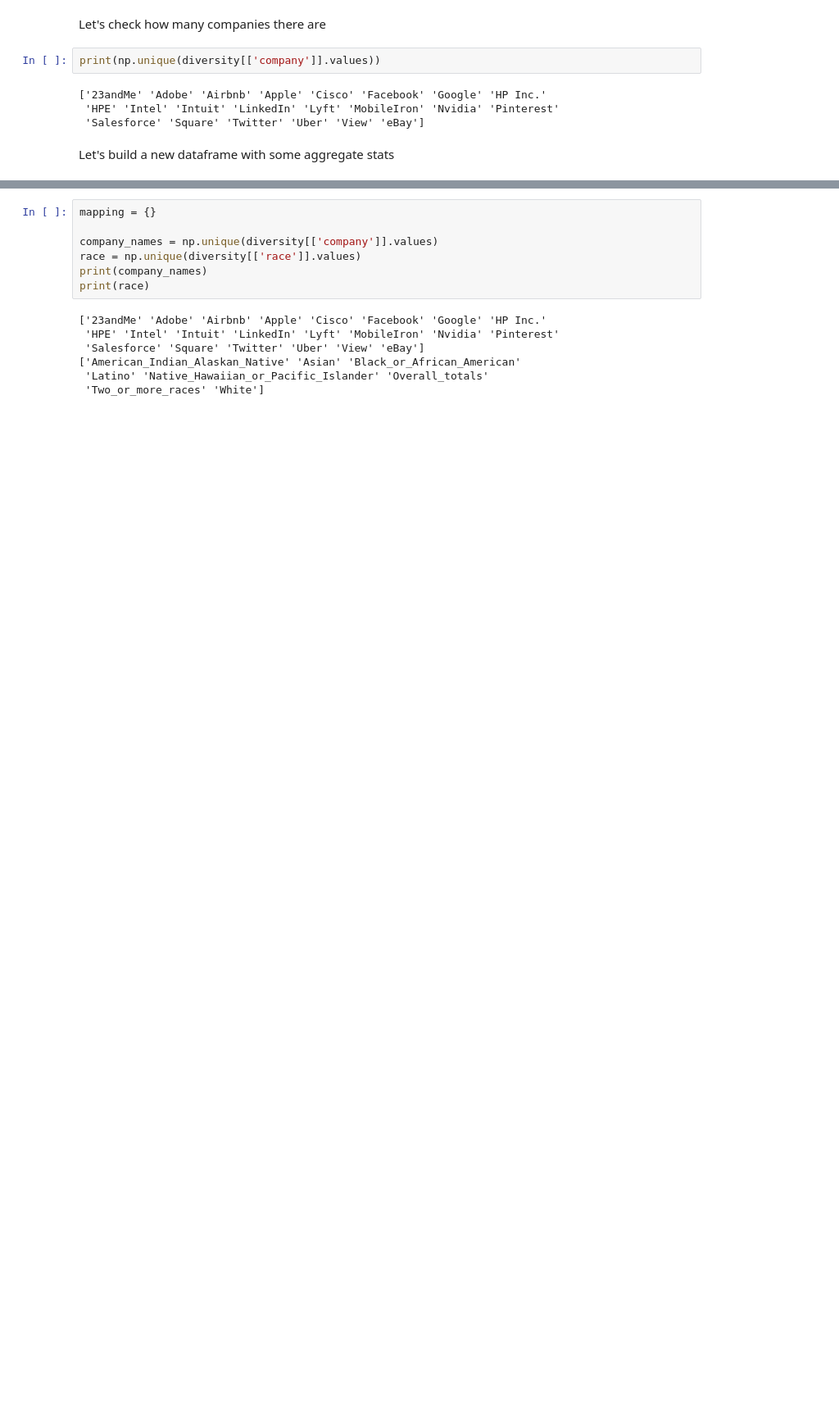
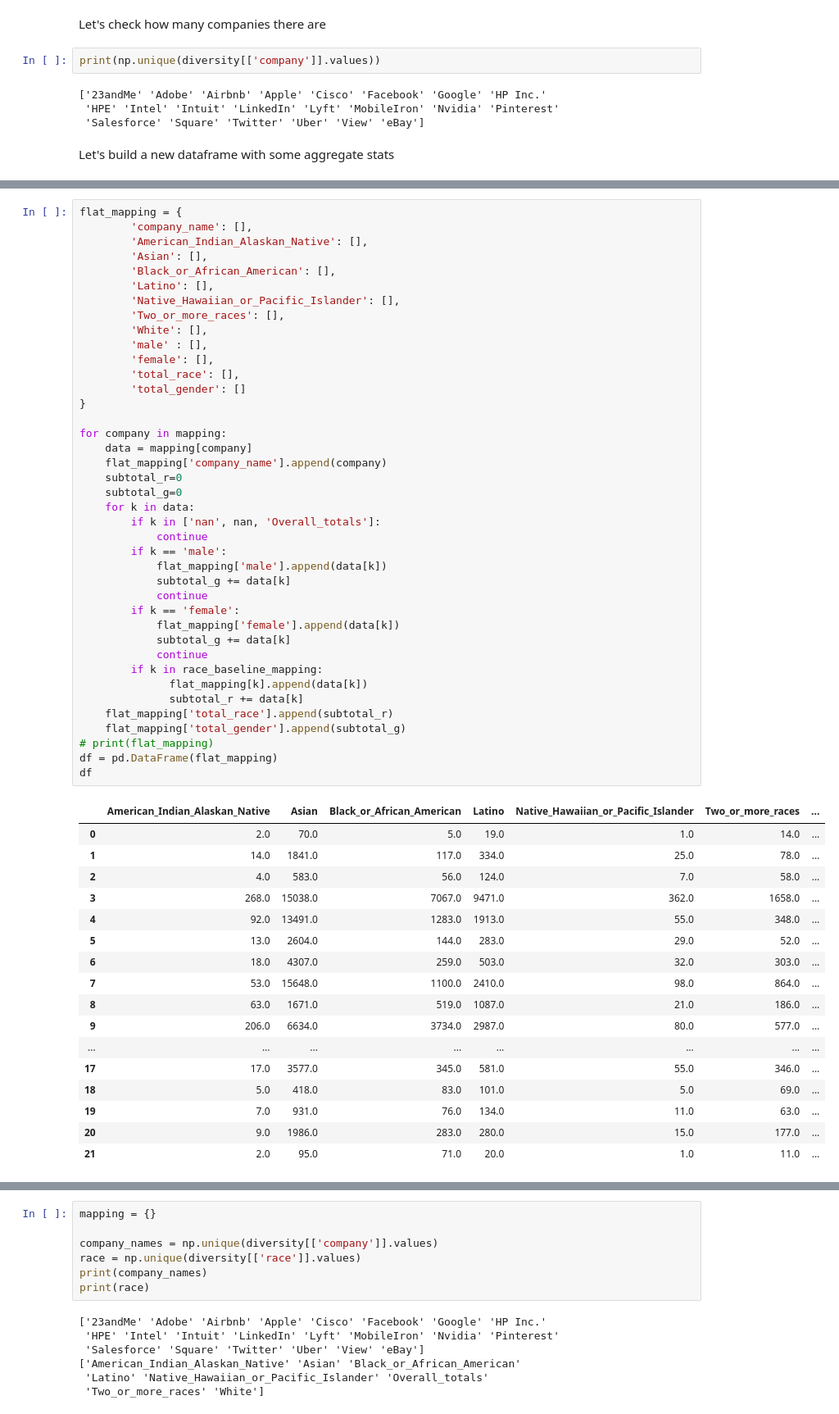
Before and after one commit to hanjing5/english_lit, a Jupyter notebook: final/Python+final+project.ipynb, the cells around one changed output, grey strips where cells are left out. Shown at 82% size. Saved outputs shown, nothing was run; the diff lists cells and outputs as text; blank space fills up the shorter version.

```diff
--- a/final/Python+final+project.ipynb
+++ b/final/Python+final+project.ipynb
@@ -385,0 +461,58 @@ Let's build a new dataframe with some aggregate stats
+# %%
+flat_mapping = {
+        'company_name': [],
+        'American_Indian_Alaskan_Native': [],
+        'Asian': [],
+        'Black_or_African_American': [],
+        'Latino': [],
+        'Native_Hawaiian_or_Pacific_Islander': [],
+        'Two_or_more_races': [],
+        'White': [],
+        'male' : [],
+        'female': [],
+        'total_race': [],
+        'total_gender': []
+}
+
+for company in mapping:
+    data = mapping[company]
+    flat_mapping['company_name'].append(company)
+    subtotal_r=0
+    subtotal_g=0
+    for k in data:
+        if k in ['nan', nan, 'Overall_totals']:
+            continue
+        if k == 'male':
+            flat_mapping['male'].append(data[k])
+            subtotal_g += data[k]
+            continue
+        if k == 'female':
+            flat_mapping['female'].append(data[k])
+            subtotal_g += data[k]
+            continue
+        if k in race_baseline_mapping:
+              flat_mapping[k].append(data[k])
+              subtotal_r += data[k]
+    flat_mapping['total_race'].append(subtotal_r)
+    flat_mapping['total_gender'].append(subtotal_g)
+# print(flat_mapping)
+df = pd.DataFrame(flat_mapping)
+df
+# %% [output]
+|  | American_Indian_Alaskan_Native | Asian | Black_or_African_American | Latino | Native_Hawaiian_or_Pacific_Islander | Two_or_more_races | ... |
+| 0 | 2.0 | 70.0 | 5.0 | 19.0 | 1.0 | 14.0 | ... |
+| 1 | 14.0 | 1841.0 | 117.0 | 334.0 | 25.0 | 78.0 | ... |
+| 2 | 4.0 | 583.0 | 56.0 | 124.0 | 7.0 | 58.0 | ... |
+| 3 | 268.0 | 15038.0 | 7067.0 | 9471.0 | 362.0 | 1658.0 | ... |
+| 4 | 92.0 | 13491.0 | 1283.0 | 1913.0 | 55.0 | 348.0 | ... |
+| 5 | 13.0 | 2604.0 | 144.0 | 283.0 | 29.0 | 52.0 | ... |
+| 6 | 18.0 | 4307.0 | 259.0 | 503.0 | 32.0 | 303.0 | ... |
+| 7 | 53.0 | 15648.0 | 1100.0 | 2410.0 | 98.0 | 864.0 | ... |
+| 8 | 63.0 | 1671.0 | 519.0 | 1087.0 | 21.0 | 186.0 | ... |
+| 9 | 206.0 | 6634.0 | 3734.0 | 2987.0 | 80.0 | 577.0 | ... |
+| ... | ... | ... | ... | ... | ... | ... | ... |
+| 17 | 17.0 | 3577.0 | 345.0 | 581.0 | 55.0 | 346.0 | ... |
+| 18 | 5.0 | 418.0 | 83.0 | 101.0 | 5.0 | 69.0 | ... |
+| 19 | 7.0 | 931.0 | 76.0 | 134.0 | 11.0 | 63.0 | ... |
+| 20 | 9.0 | 1986.0 | 283.0 | 280.0 | 15.0 | 177.0 | ... |
+| 21 | 2.0 | 95.0 | 71.0 | 20.0 | 1.0 | 11.0 | ... |
```
Also changed, not shown: parts of 16 cells of this notebook.
